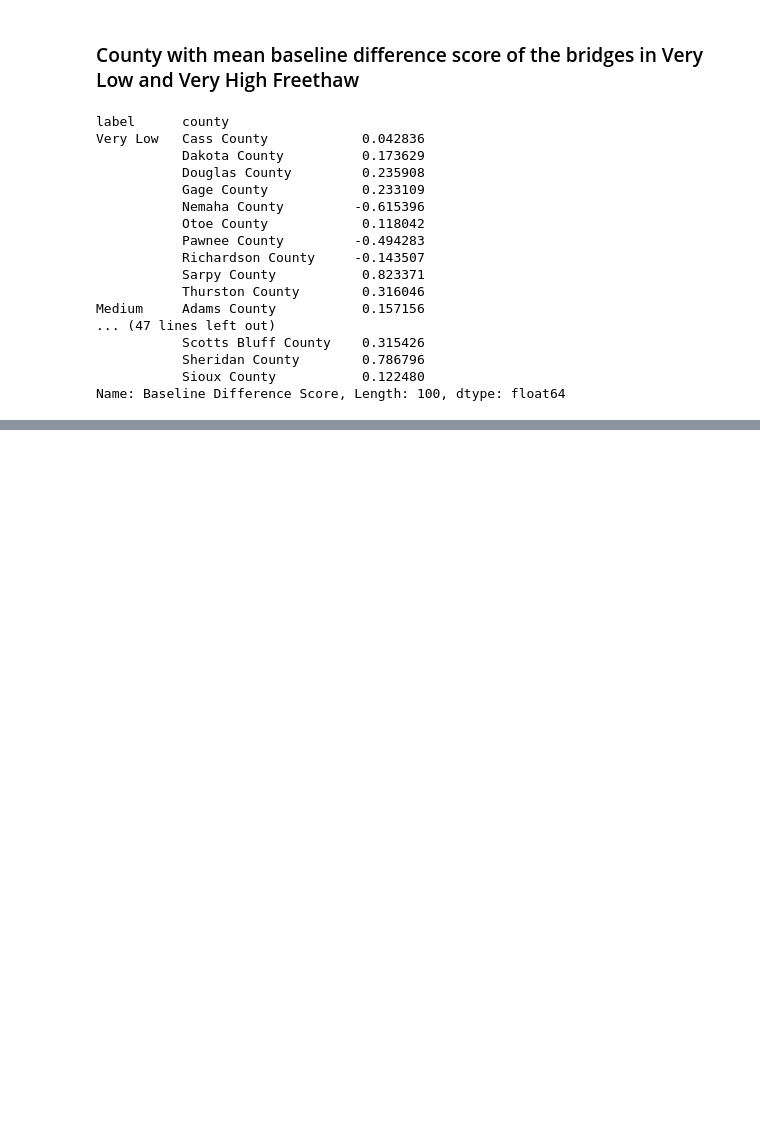
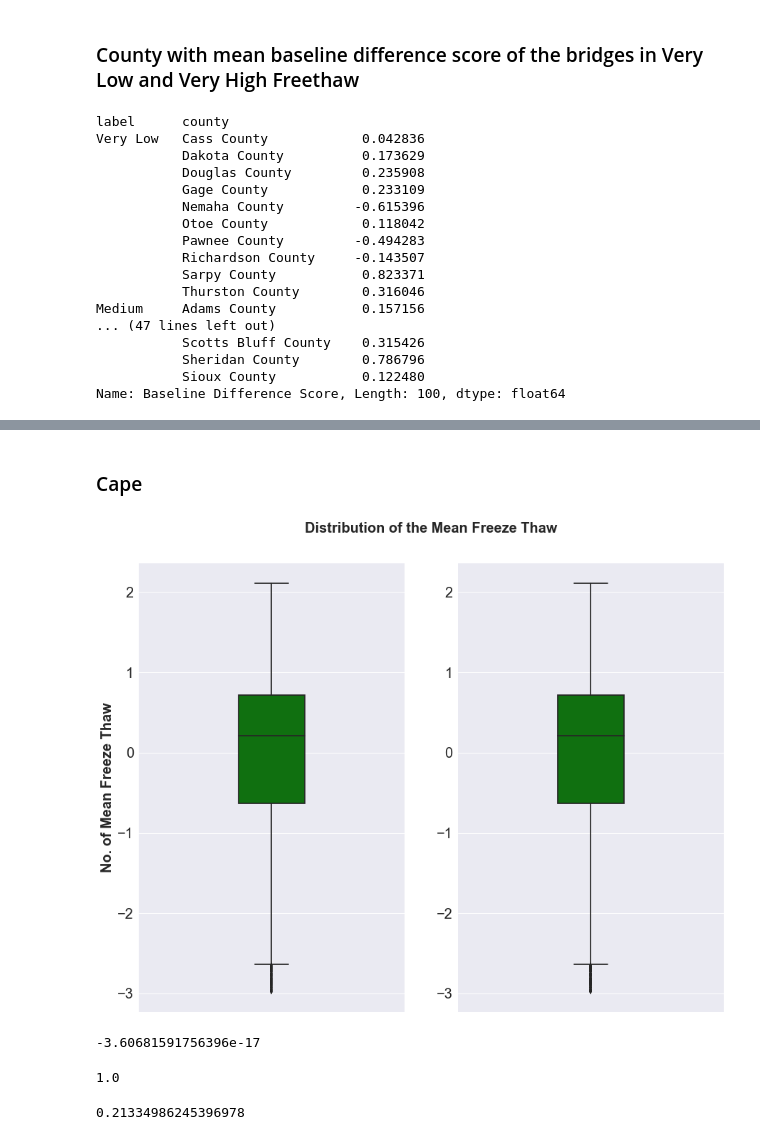
Before and after one commit to kaleoyster/thesis, a Jupyter notebook: analysis/06-13-19-effect-of-freeze-thaw-on bridge-condition.ipynb, the cells around one changed output, grey strips where cells are left out. Saved outputs shown, nothing was run; the diff lists cells and outputs as text; code cells hidden in the pictures; blank space fills up the shorter version.

```diff
--- a/analysis/06-13-19-effect-of-freeze-thaw-on bridge-condition.ipynb
+++ b/analysis/06-13-19-effect-of-freeze-thaw-on bridge-condition.ipynb
@@ -597,0 +623,2 @@ If you're reading this message in another frontend (for example, a static render
+# %% [markdown]
+### Cape
@@ -597,0 +628,28 @@ If you're reading this message in another frontend (for example, a static render
+# %%
+plt.figure(figsize=(12,10))
+plt.subplots_adjust(bottom=0.025, left=0.025, top = 0.9, right=0.975)
+plt.suptitle("Distribution of the Mean Freeze Thaw", fontsize = 20, fontweight = 'bold')
+sns.set(font_scale=2)
+plt.subplot(1,2,1)
+sns.boxplot(x = zscore(mapping["Baseline Difference Score"]),  color = 'Green', orient='v', width = 0.25)
+plt.ylabel("No. of Mean Freeze Thaw", fontsize = 20, fontweight = "bold")
+
+plt.subplot(1,2,2)
+sns.boxplot(x = zscore(mapping["Baseline Difference Score"]),  color = 'Green', orient='v', width = 0.25)
+plt.show()
+# %% [output]
+[figure, added]
+# %%
+from scipy.stats import zscore
+
+np.mean(zscore(mapping["Baseline Difference Score"]))
+# %% [output]
+-3.60681591756396e-17
+# %%
+np.std(zscore(mapping["Baseline Difference Score"]))
+# %% [output]
+1.0
+# %%
+np.median(zscore(mapping["Baseline Difference Score"]))
+# %% [output]
+0.21334986245396978
```
Also changed, not shown: parts of 18 cells of this notebook, 1 other file.
